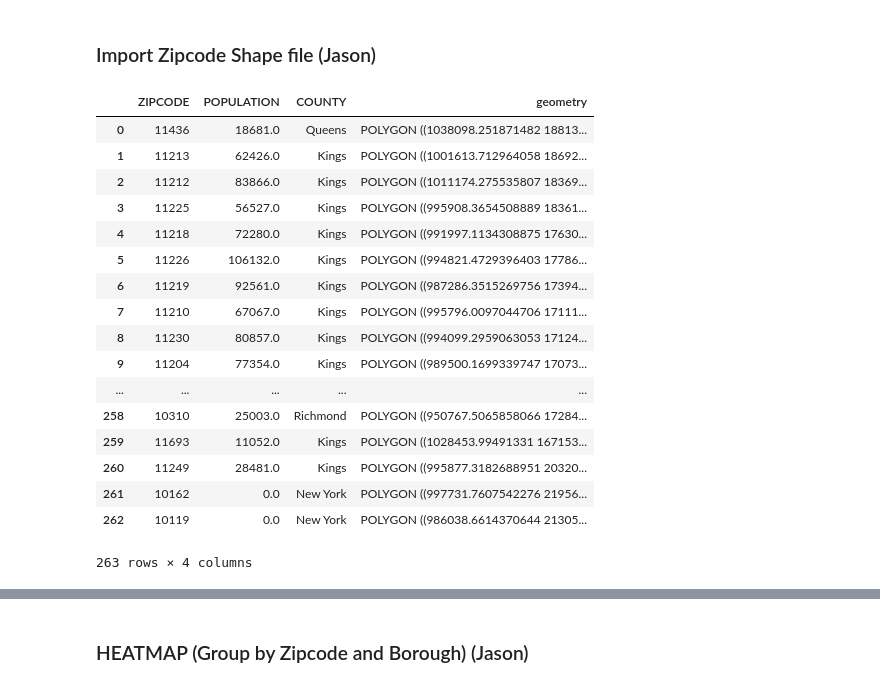
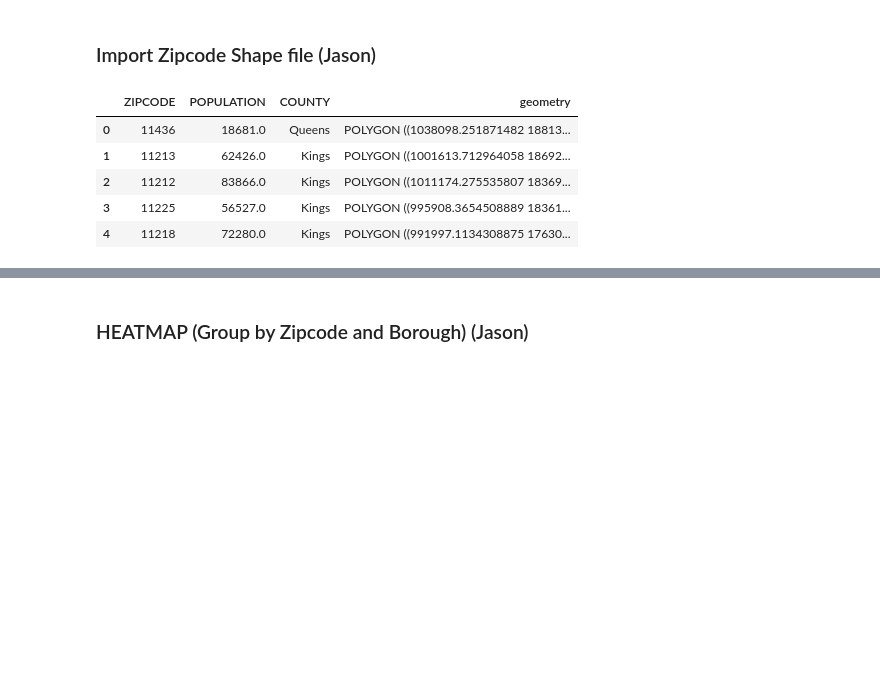
Before and after one commit to lijason8035/NYCPD, a Jupyter notebook: NYPDMotorVehicle_v3.ipynb, the cells around one changed output, grey strips where cells are left out. Drawn from its saved outputs; the diff is of its cells as text; code cells hidden in the pictures; blank space fills up the shorter version.

```diff
--- a/NYPDMotorVehicle_v3.ipynb
+++ b/NYPDMotorVehicle_v3.ipynb
@@ -79,27 +79,14 @@ def cleanDataZipCode(filename):
     return Zipcode_shape
 # %%
 df_zipcode = cleanDataZipCode("ZIP_CODE_040114/ZIP_CODE_040114.shp")
-#df_zipcode.head(5)
-df_zipcode
+df_zipcode.head(5)
 # %% [output]
 |  | ZIPCODE | POPULATION | COUNTY | geometry |
 | 0 | 11436 | 18681.0 | Queens | POLYGON ((1038098.251871482 18813... |
 | 1 | 11213 | 62426.0 | Kings | POLYGON ((1001613.712964058 18692... |
 | 2 | 11212 | 83866.0 | Kings | POLYGON ((1011174.275535807 18369... |
 | 3 | 11225 | 56527.0 | Kings | POLYGON ((995908.3654508889 18361... |
 | 4 | 11218 | 72280.0 | Kings | POLYGON ((991997.1134308875 17630... |
-| 5 | 11226 | 106132.0 | Kings | POLYGON ((994821.4729396403 17786... |
-| 6 | 11219 | 92561.0 | Kings | POLYGON ((987286.3515269756 17394... |
-| 7 | 11210 | 67067.0 | Kings | POLYGON ((995796.0097044706 17111... |
-| 8 | 11230 | 80857.0 | Kings | POLYGON ((994099.2959063053 17124... |
-| 9 | 11204 | 77354.0 | Kings | POLYGON ((989500.1699339747 17073... |
-| ... | ... | ... | ... | ... |
-| 258 | 10310 | 25003.0 | Richmond | POLYGON ((950767.5065858066 17284... |
-| 259 | 11693 | 11052.0 | Kings | POLYGON ((1028453.99491331 167153... |
-| 260 | 11249 | 28481.0 | Kings | POLYGON ((995877.3182688951 20320... |
-| 261 | 10162 | 0.0 | New York | POLYGON ((997731.7607542276 21956... |
-| 262 | 10119 | 0.0 | New York | POLYGON ((986038.6614370644 21305... |
-263 rows × 4 columns
 # %%
 #Create new csv files instead of cleaning data everytime
 #df.to_csv('cleaned_df.csv')
```
Also changed, not shown: parts of 12 cells of this notebook.
